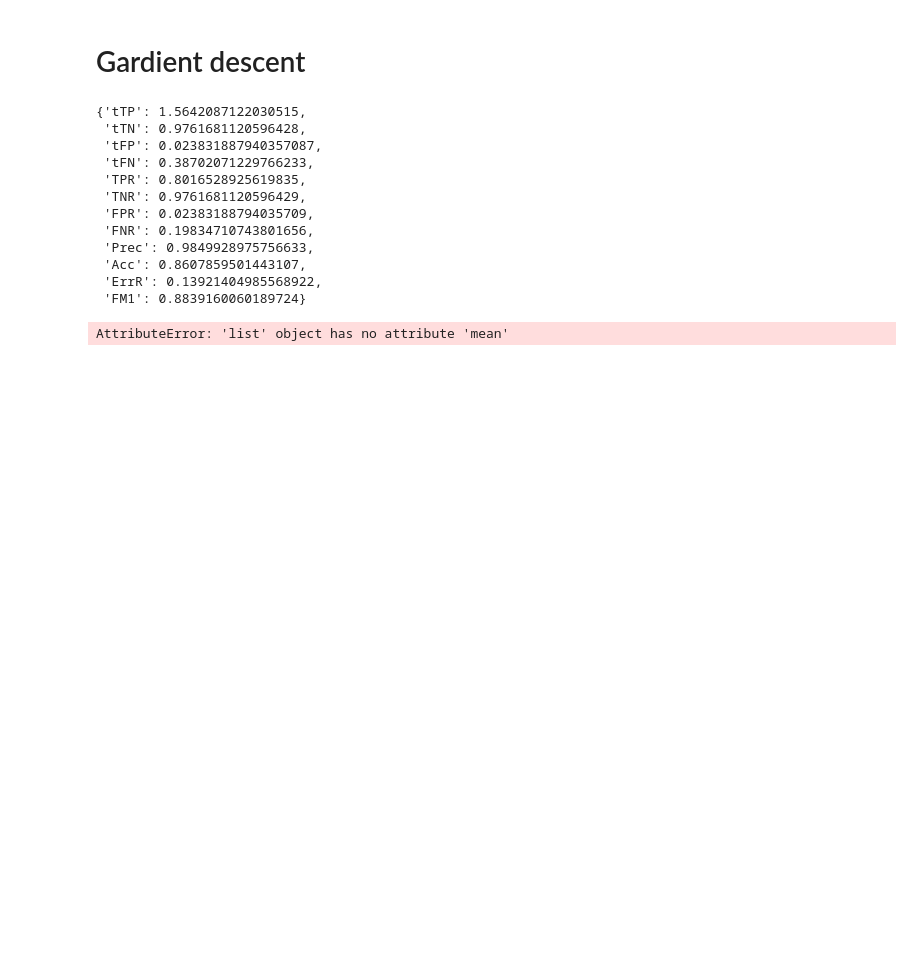
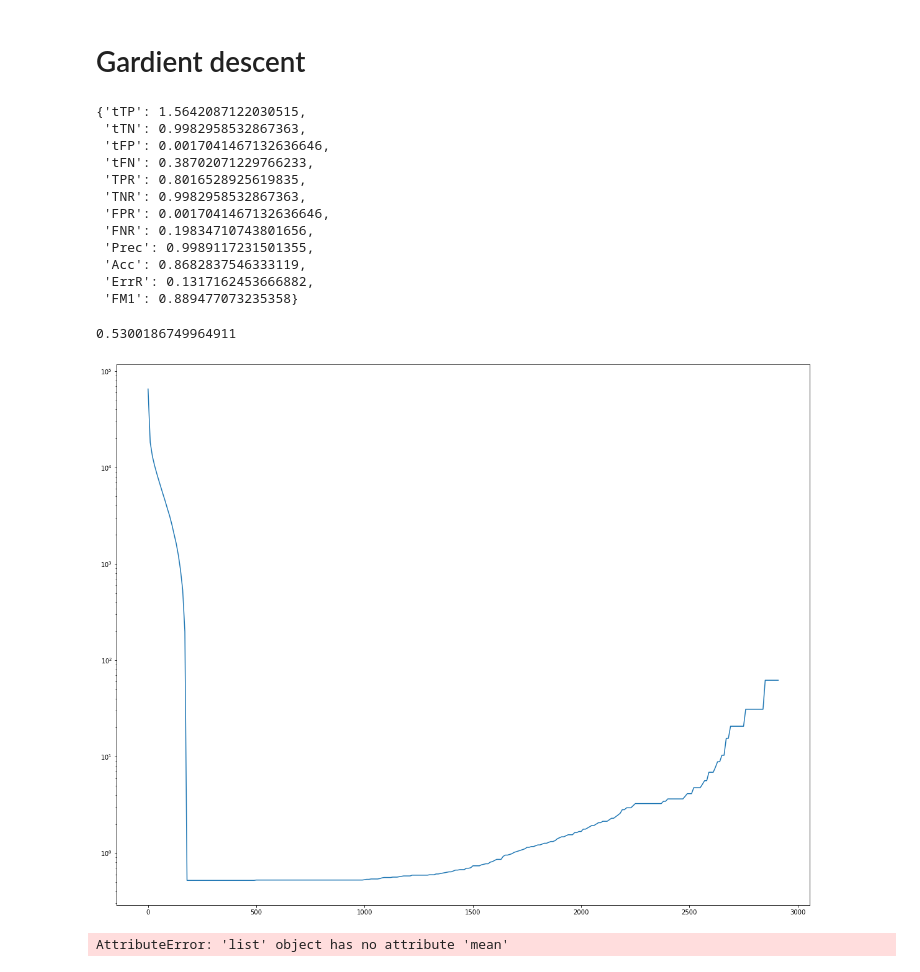
Before and after one commit to mgendr/CTU_13_Supervision_Des_Systemes, a Jupyter notebook: Find_Anomaly_thresh.ipynb, the cells around one changed output. Cells and saved outputs as stored; diff of their text form; code cells hidden in the pictures; blank space fills up the shorter version.

```diff
--- a/Find_Anomaly_thresh.ipynb
+++ b/Find_Anomaly_thresh.ipynb
@@ -273,8 +273,6 @@ def compute_metrics(data,threshold) :
             tFP.append(cur_tFP)
 
 
-
-
     tTP = np.mean(tTP)
     tTN = np.mean(tTN)
     tFP = np.mean(tFP)
@@ -296,20 +294,48 @@ def compute_metrics(data,threshold) :
 
 
 
-compute_metrics(labelled_res,1400)
+metrics = compute_metrics(labelled_res,1400)
+
+metrics
 # %% [output]
 {'tTP': 1.5642087122030515,
- 'tTN': 0.9761681120596428,
- 'tFP': 0.023831887940357087,
+ 'tTN': 0.9982958532867363,
+ 'tFP': 0.0017041467132636646,
  'tFN': 0.38702071229766233,
  'TPR': 0.8016528925619835,
- 'TNR': 0.9761681120596429,
- 'FPR': 0.02383188794035709,
+ 'TNR': 0.9982958532867363,
+ 'FPR': 0.0017041467132636646,
  'FNR': 0.19834710743801656,
- 'Prec': 0.9849928975756633,
- 'Acc': 0.8607859501443107,
- 'ErrR': 0.13921404985568922,
- 'FM1': 0.8839160060189724}
+ 'Prec': 0.9989117231501355,
+ 'Acc': 0.8682837546333119,
+ 'ErrR': 0.1317162453666882,
+ 'FM1': 0.889477073235358}
+# %%
+def loss_perso(metrics):
+    # we want to maximize TP whith a constraint on tFP
+    huge_loss = 1000000
+    k = 0.01 #maximum value for tFP
+    loss= 1/metrics["tTP"]
+    if metrics["tFP"]>k  :
+        loss+= huge_loss *(metrics["tFP"]-k)
+
+    return loss
+
+metrics = compute_metrics(labelled_res,1000)
+loss_perso(metrics)
+# %% [output]
+0.5300186749964911
+# %%
+losses = []
+thresholds =range(0,5000,10)
+for i in tqdm(thresholds):
+    metrics = compute_metrics(labelled_res,i)
+    losses.append(loss_perso(metrics) )
+
+plt.plot(thresholds,losses)
+plt.yscale('log')
+# %% [output]
+[figure, added]
 # %%
 # Gradient Descent
 # %%
```
Also changed, not shown: parts of 7 cells of this notebook.
